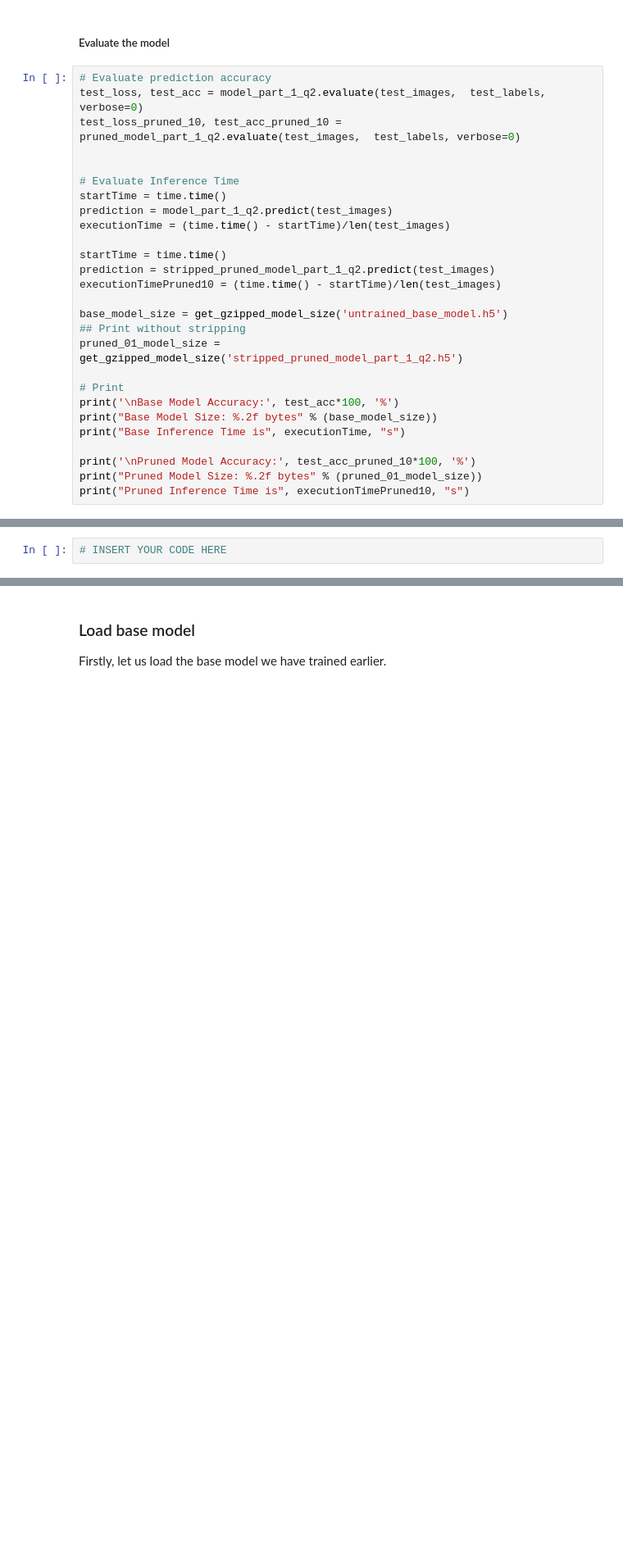
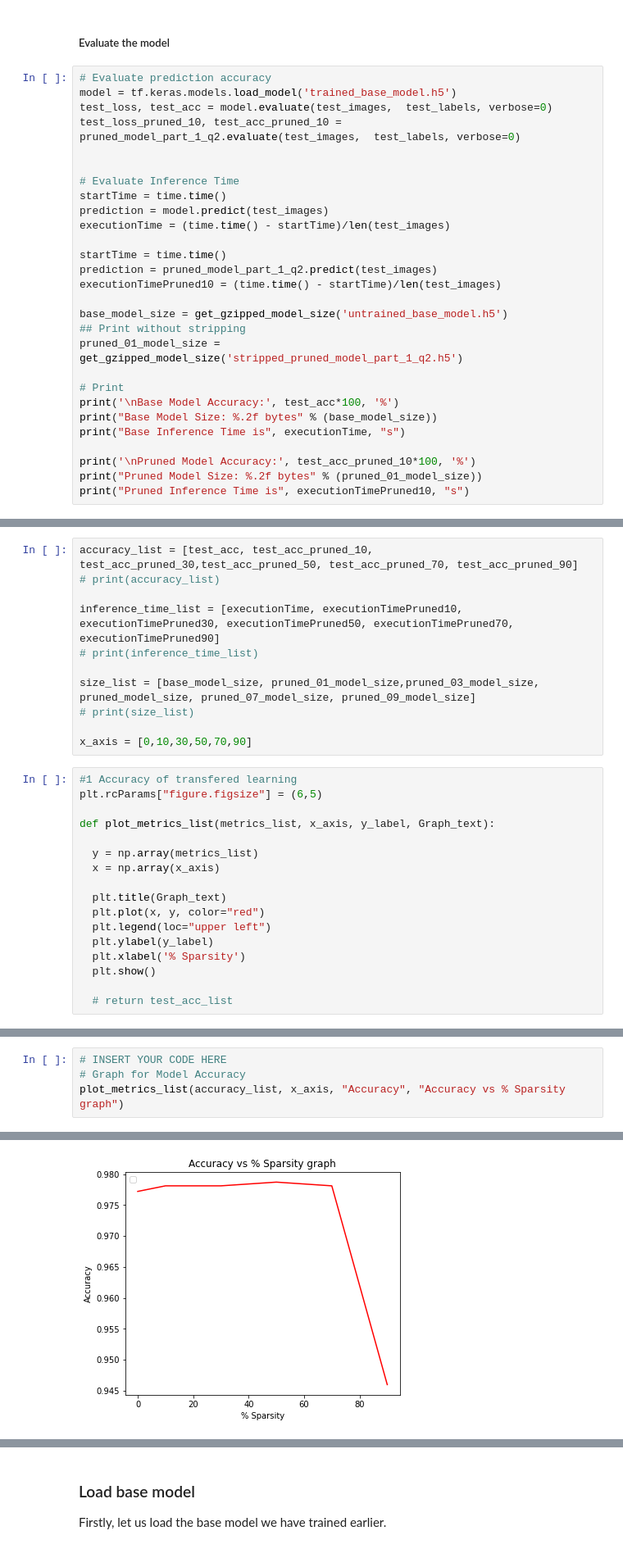
Before and after one commit to nagusubra/ENDG511_Labs, a Jupyter notebook: Lab3/ENDG511_LAB_3.ipynb, the cells around one changed output, grey strips where cells are left out. Shown at 82% size. Cells and saved outputs as stored; diff of their text form; blank space fills up the shorter version.

```diff
--- a/Lab3/ENDG511_LAB_3.ipynb
+++ b/Lab3/ENDG511_LAB_3.ipynb
@@ -481,17 +488,18 @@ WARNING:tensorflow:Compiled the loaded model, but the compiled metrics have yet
 ##### Evaluate the model
 # %%
 # Evaluate prediction accuracy
-test_loss, test_acc = model_part_1_q2.evaluate(test_images,  test_labels, verbose=0)
+model = tf.keras.models.load_model('trained_base_model.h5')
+test_loss, test_acc = model.evaluate(test_images,  test_labels, verbose=0)
 test_loss_pruned_10, test_acc_pruned_10 = pruned_model_part_1_q2.evaluate(test_images,  test_labels, verbose=0)
 
 
 # Evaluate Inference Time
 startTime = time.time()
-prediction = model_part_1_q2.predict(test_images)
+prediction = model.predict(test_images)
 executionTime = (time.time() - startTime)/len(test_images)
 
 startTime = time.time()
-prediction = stripped_pruned_model_part_1_q2.predict(test_images)
+prediction = pruned_model_part_1_q2.predict(test_images)
 executionTimePruned10 = (time.time() - startTime)/len(test_images)
 
 base_model_size = get_gzipped_model_size('untrained_base_model.h5')
@@ -521,0 +652,28 @@ Question 3: Plot a bar graph to show how each metric varies at a different spars
+# %%
+accuracy_list = [test_acc, test_acc_pruned_10, test_acc_pruned_30,test_acc_pruned_50, test_acc_pruned_70, test_acc_pruned_90]
+# print(accuracy_list)
+
+inference_time_list = [executionTime, executionTimePruned10, executionTimePruned30, executionTimePruned50, executionTimePruned70, executionTimePruned90]
+# print(inference_time_list)
+
+size_list = [base_model_size, pruned_01_model_size,pruned_03_model_size, pruned_model_size, pruned_07_model_size, pruned_09_model_size]
+# print(size_list)
+
+x_axis = [0,10,30,50,70,90]
+# %%
+#1 Accuracy of transfered learning
+plt.rcParams["figure.figsize"] = (6,5)
+
+def plot_metrics_list(metrics_list, x_axis, y_label, Graph_text):
+
+  y = np.array(metrics_list)
+  x = np.array(x_axis)
+
+  plt.title(Graph_text)
+  plt.plot(x, y, color="red")
+  plt.legend(loc="upper left")
+  plt.ylabel(y_label)
+  plt.xlabel('% Sparsity')
+  plt.show()
+
+  # return test_acc_list
@@ -522,2 +682,5 @@ Question 3: Plot a bar graph to show how each metric varies at a different spars
 # %%
 # INSERT YOUR CODE HERE
+# Graph for Model Accuracy
+plot_metrics_list(accuracy_list, x_axis, "Accuracy", "Accuracy vs % Sparsity graph")
+# %% [output]
@@ -523,0 +688 @@ Question 3: Plot a bar graph to show how each metric varies at a different spars
+[figure, added]
```
Also changed, not shown: parts of 35 cells of this notebook.
